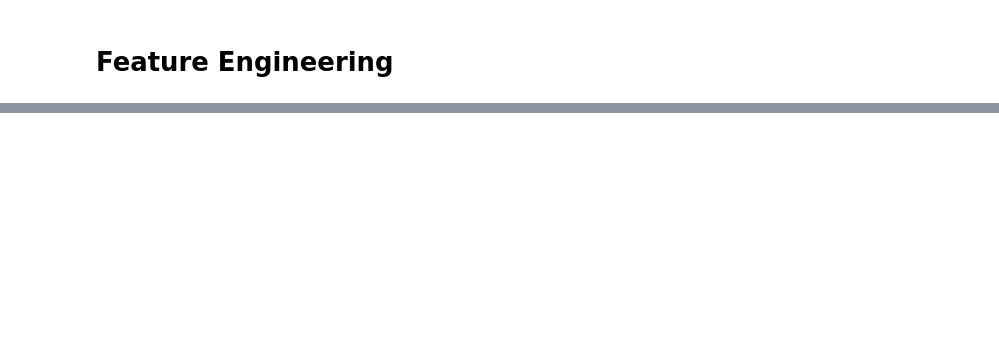
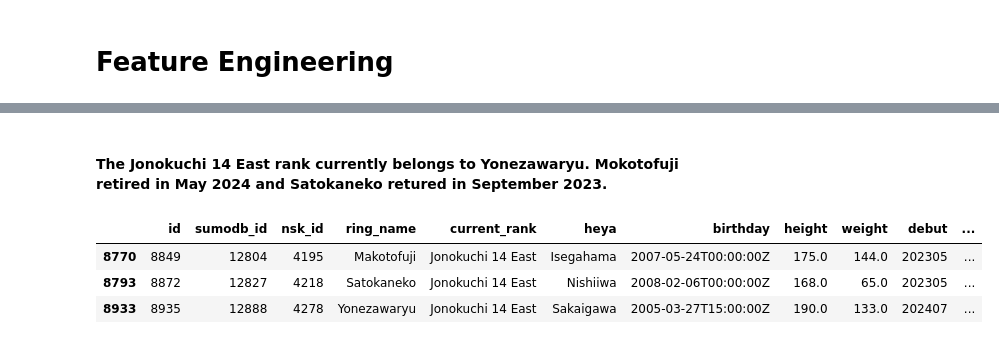
Before and after one commit to FragariaChemist/sumo, a Jupyter notebook: code/02_feature_engineering.ipynb, the cells around one changed output, grey strips where cells are left out. Saved outputs shown, nothing was run; the diff lists cells and outputs as text; code cells hidden in the pictures; blank space fills up the shorter version.

```diff
--- a/code/02_feature_engineering.ipynb
+++ b/code/02_feature_engineering.ipynb
@@ -159,0 +217,12 @@ Name: count, dtype: int64
+# %%
+sumo_df.loc[[3469, 8789], 'current_rank'] ='Retired'
+sumo_df.loc[190, 'current_rank'] = 'Banzuke-gai'
+# %% [markdown]
+#### The Jonokuchi 14 East rank currently belongs to Yonezawaryu.  Mokotofuji retired in May 2024 and Satokaneko retured in September 2023.
+# %%
+sumo_df[sumo_df['current_rank'] == 'Jonokuchi 14 East']
+# %% [output]
+|  | id | sumodb_id | nsk_id | ring_name | current_rank | heya | birthday | height | weight | debut | ... |
+| 8770 | 8849 | 12804 | 4195 | Makotofuji | Jonokuchi 14 East | Isegahama | 2007-05-24T00:00:00Z | 175.0 | 144.0 | 202305 | ... |
+| 8793 | 8872 | 12827 | 4218 | Satokaneko | Jonokuchi 14 East | Nishiiwa | 2008-02-06T00:00:00Z | 168.0 | 65.0 | 202305 | ... |
+| 8933 | 8935 | 12888 | 4278 | Yonezawaryu | Jonokuchi 14 East | Sakaigawa | 2005-03-27T15:00:00Z | 190.0 | 133.0 | 202407 | ... |
```
Also changed, not shown: parts of 128 cells of this notebook.
